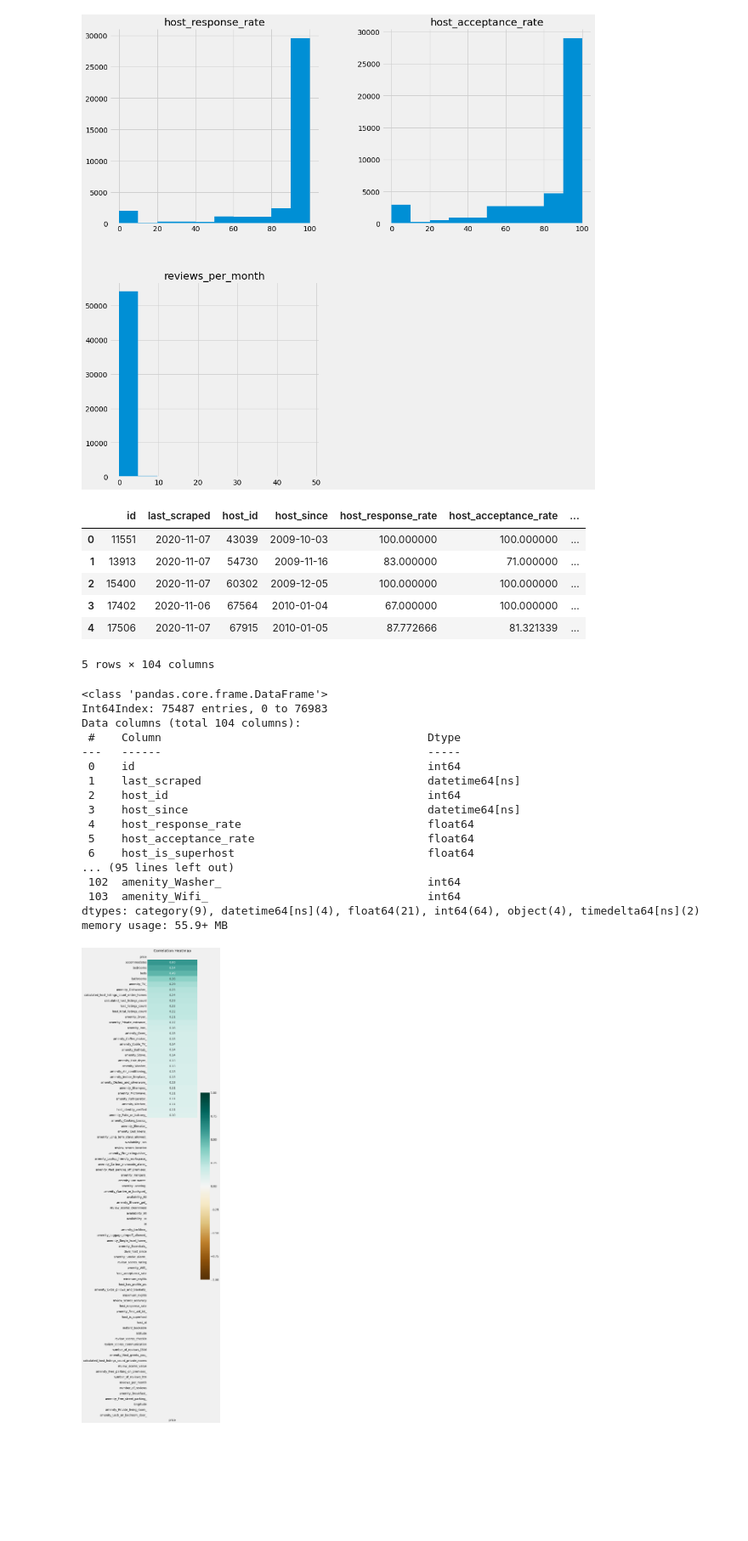
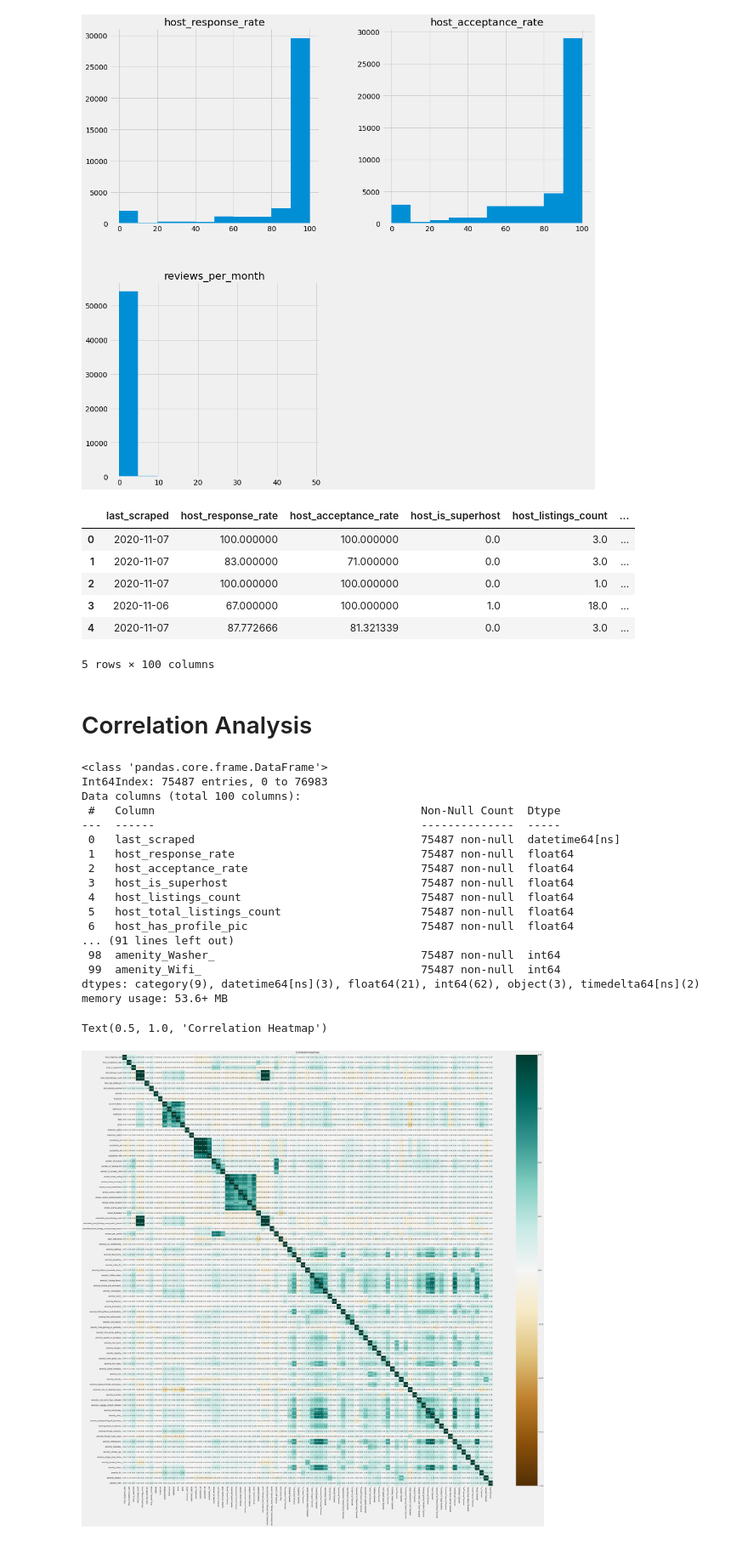
Before and after one commit to EamonnOCearnaigh/Airbnb-Price-Prediction, a Jupyter notebook: Data cleaning.ipynb, the cells around one changed output. Shown at 85% size. Drawn from its saved outputs; the diff is of its cells as text; code cells hidden in the pictures; blank space fills up the shorter version.

```diff
--- a/Data cleaning.ipynb
+++ b/Data cleaning.ipynb
@@ -147,5 +192,9 @@ listings['host_since'] = pd.to_datetime(listings['host_since'])
 # Calculate the difference in days
 listings['days_host_since'] = (listings['last_scraped'] - listings['host_since']).dt.days
 
+# Remove host_since and other unnecessary columns
+listings = listings.drop(['host_since', 'id', 'host_id'], axis=1)
+
 listings['days_host_since'].describe()
+listings.head()
 # %% [output]
@@ -357,4 +397,7 @@ print(time.time() - start)
 # %%
+# Remove amenities column
+listings = listings.drop(['amenities'], axis=1)
+
 #Concatenate dataframes
 listings = pd.concat([listings, amenities_df], axis=1)
 # %%
@@ -377,54 +420,66 @@ listings[['host_response_rate', 'host_acceptance_rate', 'reviews_per_month']] =
 # %% [output]
 [figure]
 # %%
+# pd.set_option('max_columns', None)
 listings.head()
+# pd.reset_option("max_columns")
 # %% [output]
-|  | id | last_scraped | host_id | host_since | host_response_rate | host_acceptance_rate | ... |
-| 0 | 11551 | 2020-11-07 | 43039 | 2009-10-03 | 100.000000 | 100.000000 | ... |
-| 1 | 13913 | 2020-11-07 | 54730 | 2009-11-16 | 83.000000 | 71.000000 | ... |
-| 2 | 15400 | 2020-11-07 | 60302 | 2009-12-05 | 100.000000 | 100.000000 | ... |
-| 3 | 17402 | 2020-11-06 | 67564 | 2010-01-04 | 67.000000 | 100.000000 | ... |
-| 4 | 17506 | 2020-11-07 | 67915 | 2010-01-05 | 87.772666 | 81.321339 | ... |
+|  | last_scraped | host_response_rate | host_acceptance_rate | host_is_superhost | host_listings_count | ... |
+| 0 | 2020-11-07 | 100.000000 | 100.000000 | 0.0 | 3.0 | ... |
+| 1 | 2020-11-07 | 83.000000 | 71.000000 | 0.0 | 3.0 | ... |
+| 2 | 2020-11-07 | 100.000000 | 100.000000 | 0.0 | 1.0 | ... |
+| 3 | 2020-11-06 | 67.000000 | 100.000000 | 1.0 | 18.0 | ... |
+| 4 | 2020-11-07 | 87.772666 | 81.321339 | 0.0 | 3.0 | ... |
-5 rows × 104 columns
+5 rows × 100 columns
+# %% [markdown]
+# Correlation Analysis <a class="anchor" id="correlation-analysis"></a>
 # %%
 
 import pandas as pd
 import numpy as np
 from sklearn.model_selection import train_test_split
-from sklearn.linear_model import LinearRegression
 from sklearn.metrics import r2_score, mean_squared_error, mean_absolute_error
+from sklearn.preprocessing import MinMaxScaler
 import matplotlib.pyplot as plt
 import seaborn as sns
-#import Data_cleaning as t
+from statsmodels.stats.outliers_influence import variance_inflation_factor
+
 
 listings.info(verbose=True)
 # %% [output]
 <class 'pandas.core.frame.DataFrame'>
 Int64Index: 75487 entries, 0 to 76983
-Data columns (total 104 columns):
- #    Column                                        Dtype
----   ------                                        -----
- 0    id                                            int64
- 1    last_scraped                                  datetime64[ns]
- 2    host_id                                       int64
- 3    host_since                                    datetime64[ns]
- 4    host_response_rate                            float64
- 5    host_acceptance_rate                          float64
- 6    host_is_superhost                             float64
-... (95 lines left out)
- 102  amenity_Washer_                               int64
- 103  amenity_Wifi_                                 int64
-dtypes: category(9), datetime64[ns](4), float64(21), int64(64), object(4), timedelta64[ns](2)
-memory usage: 55.9+ MB
+Data columns (total 100 columns):
+ #   Column                                        Non-Null Count  Dtype
+---  ------                                        --------------  -----
+ 0   last_scraped                                  75487 non-null  datetime64[ns]
+ 1   host_response_rate                            75487 non-null  float64
+ 2   host_acceptance_rate                          75487 non-null  float64
+ 3   host_is_superhost                             75487 non-null  float64
+ 4   host_listings_count                           75487 non-null  float64
+ 5   host_total_listings_count                     75487 non-null  float64
+ 6   host_has_profile_pic                          75487 non-null  float64
+... (91 lines left out)
+ 98  amenity_Washer_                               75487 non-null  int64
+ 99  amenity_Wifi_                                 75487 non-null  int64
+dtypes: category(9), datetime64[ns](3), float64(21), int64(62), object(3), timedelta64[ns](2)
+memory usage: 53.6+ MB
 # %%
-plt.figure(figsize=(5, 40))
-feature_correlation = listings.corr()[['price']].sort_values(by='price', ascending=False)
-# feature_correlation = feature_correlation[(feature_correlation > 0.1) & (feature_correlation != 1)]
+plt.figure(figsize=(60, 60))
+feature_correlation = listings.corr()
+
+# plt.figure(figsize=(5, 30))
+# feature_correlation = listings.corr()[['price']].sort_values(by='price', ascending=False)
+
+mask = (feature_correlation > 0.15) & (feature_correlation < 0.95) & (feature_correlation != 1)
+# feature_correlation = feature_correlation[mask]
+
 # Show all features.
 # heatmap = sns.heatmap(feature_correlation, vmin=-1, vmax=1, annot=True, fmt=".2f", cmap='BrBG')
 
 # Show only price feature
 heatmap = sns.heatmap(feature_correlation, vmin=-1, vmax=1, annot=True, fmt=".2f", cmap='BrBG')
-heatmap.set_title('Correlation Heatmap', fontdict={'fontsize':18}, pad=12);
+heatmap.set_title('Correlation Heatmap', fontdict={'fontsize':18}, pad=12)
 # %% [output]
+Text(0.5, 1.0, 'Correlation Heatmap')
-[figure, old version]
+[figure, new version]
```
Also changed, not shown: parts of 28 cells of this notebook, 1 other file.
